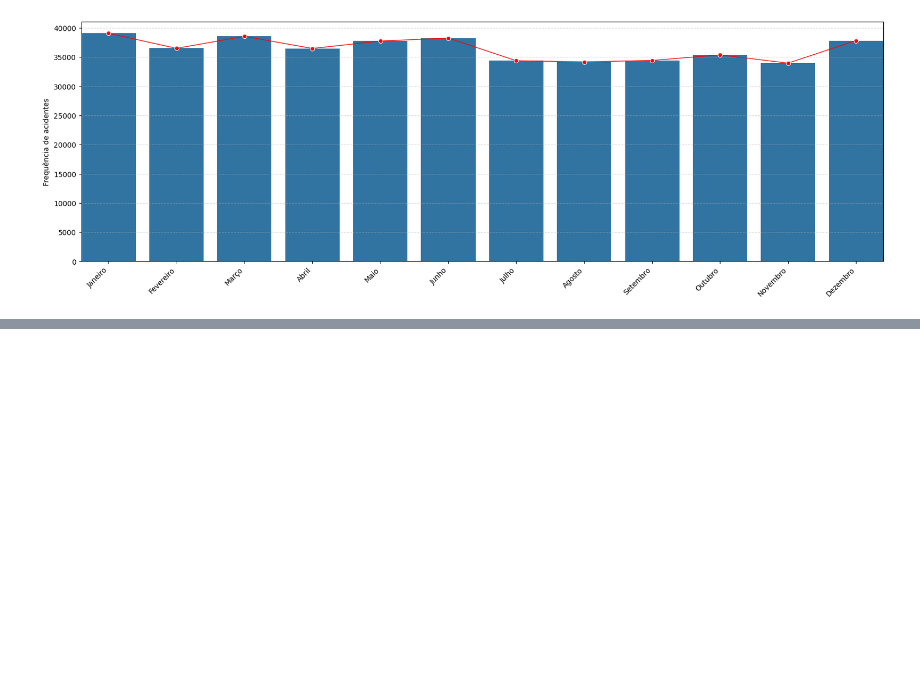
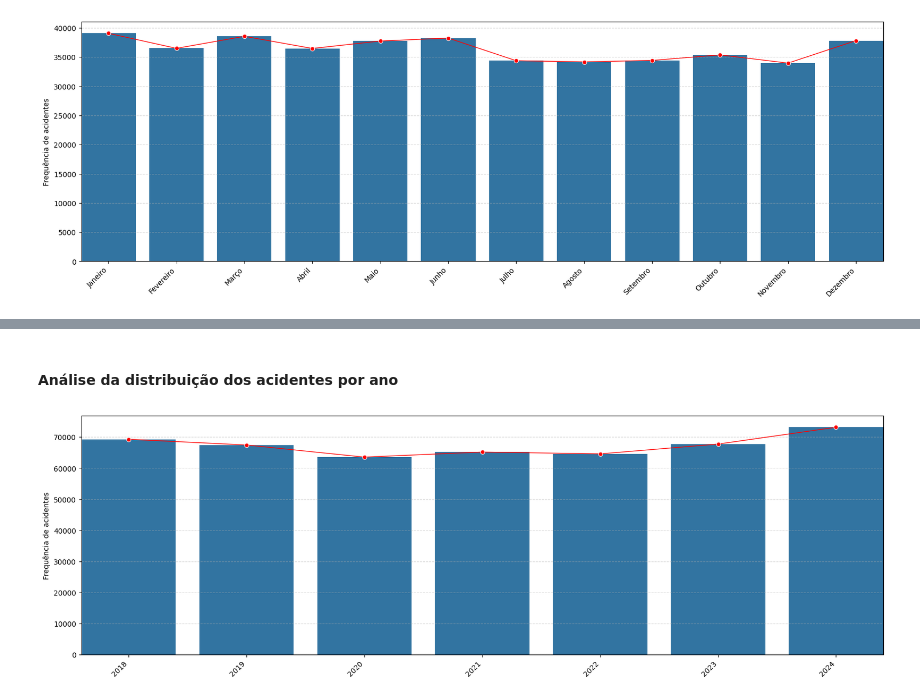
Before and after one commit to evidal1990/coderhouse_datascience, a Jupyter notebook: src/analysis/data_analysis.ipynb, the cells around one changed output, grey strips where cells are left out. Drawn from its saved outputs; the diff is of its cells as text; code cells hidden in the pictures; blank space fills up the shorter version.

```diff
--- a/src/analysis/data_analysis.ipynb
+++ b/src/analysis/data_analysis.ipynb
@@ -147,0 +214,15 @@ generate_barplot(
+# %% [markdown]
+#### Análise da distribuição dos acidentes por ano
+# %%
+df_accidents_new = df_accidents["ano"].value_counts().sort_index()
+df_accidents_new.index = df_accidents_new.index
+
+generate_barplot(
+    enable_lineplot=True,
+    x_value=df_accidents_new.index.astype(str),
+    y_value=df_accidents_new.values,
+    y_label="Frequência de acidentes",
+    file_name="acidentes_por_ano_depois"
+)
+# %% [output]
+[figure, added]
```
Also changed, not shown: parts of 12 cells of this notebook, 1 other file.
